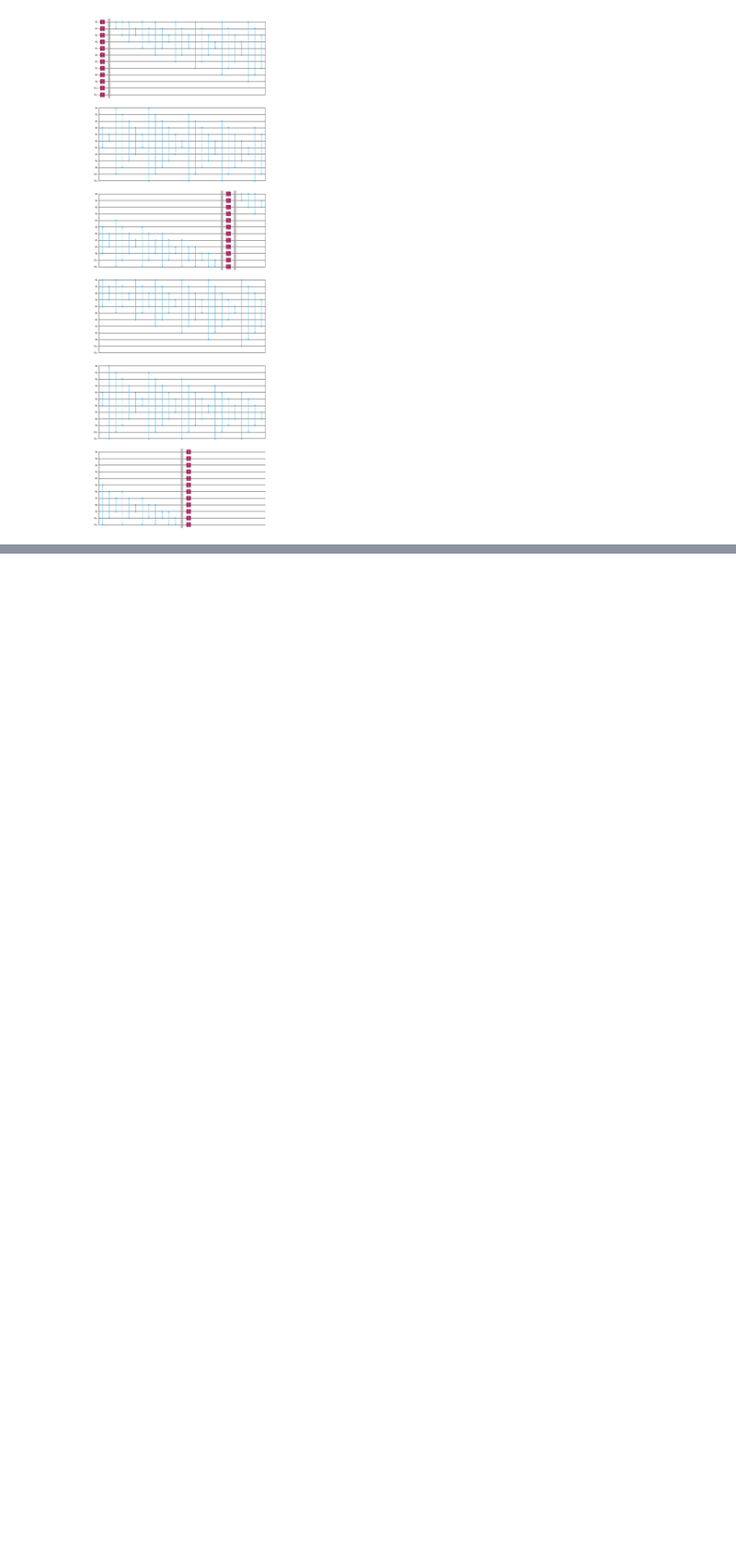
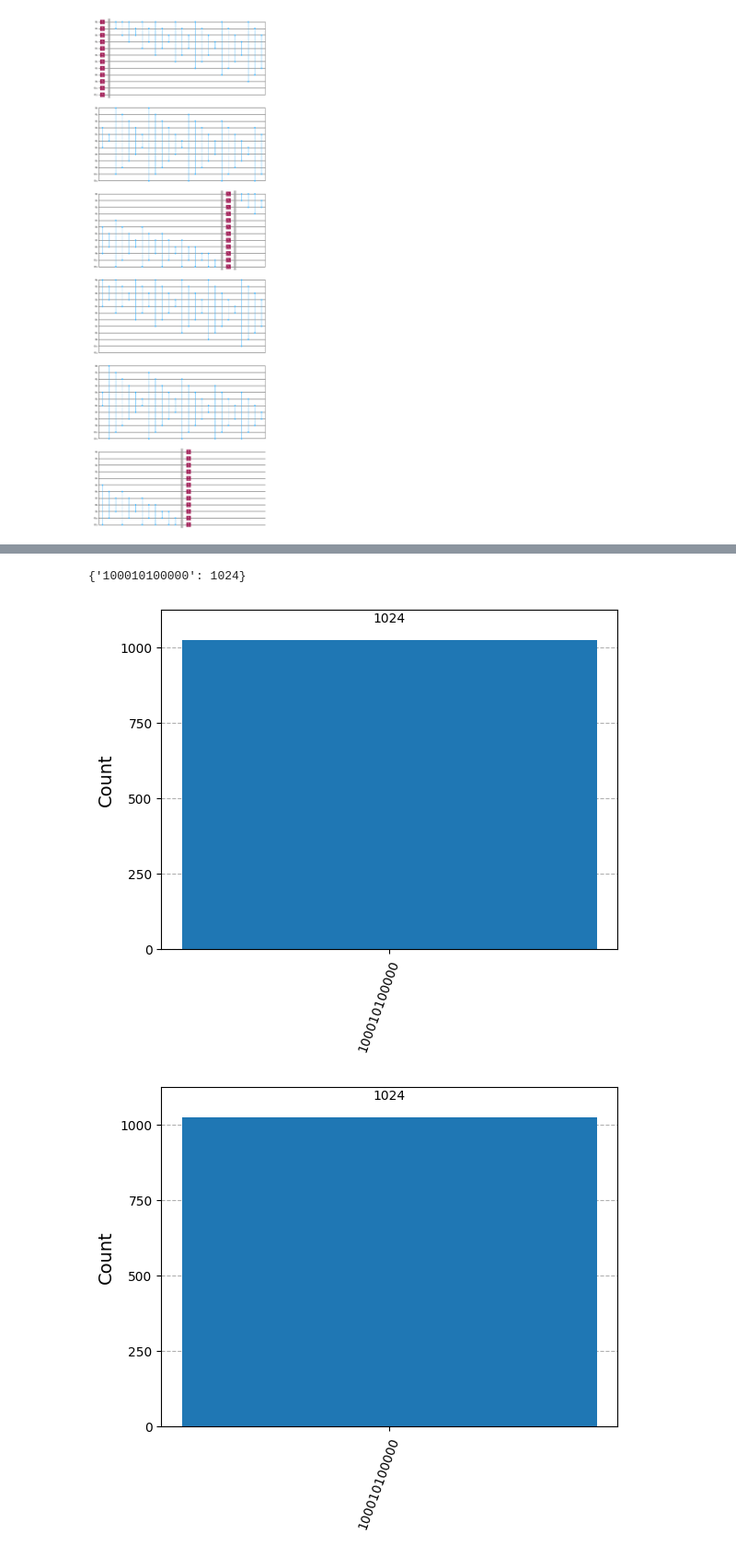
Before and after one commit to Gabrielkrzyzanowski/Quantum_Research, a Jupyter notebook: TSP/VQE_TSP.ipynb, the cells around one changed output, grey strips where cells are left out. Shown at 92% size. Drawn from its saved outputs; the diff is of its cells as text; code cells hidden in the pictures; blank space fills up the shorter version.

```diff
--- a/TSP/VQE_TSP.ipynb
+++ b/TSP/VQE_TSP.ipynb
@@ -112,0 +141,17 @@ opt = SLSQP(maxiter=1000)
+# %%
+from qiskit.visualization import plot_histogram
+from qiskit_aer import Aer
+from qiskit import transpile
+
+simulator=Aer.get_backend('qasm_simulator')
+circuit=transpile(qc,simulator)
+job=simulator.run(circuit)
+
+counts=job.result().get_counts()
+print(counts)
+
+plot_histogram(counts)
+# %% [output]
+{'100010100000': 1024}
+[figure, added]
+[figure, added]
```
Also changed, not shown: parts of 5 cells of this notebook, 1 other file.
